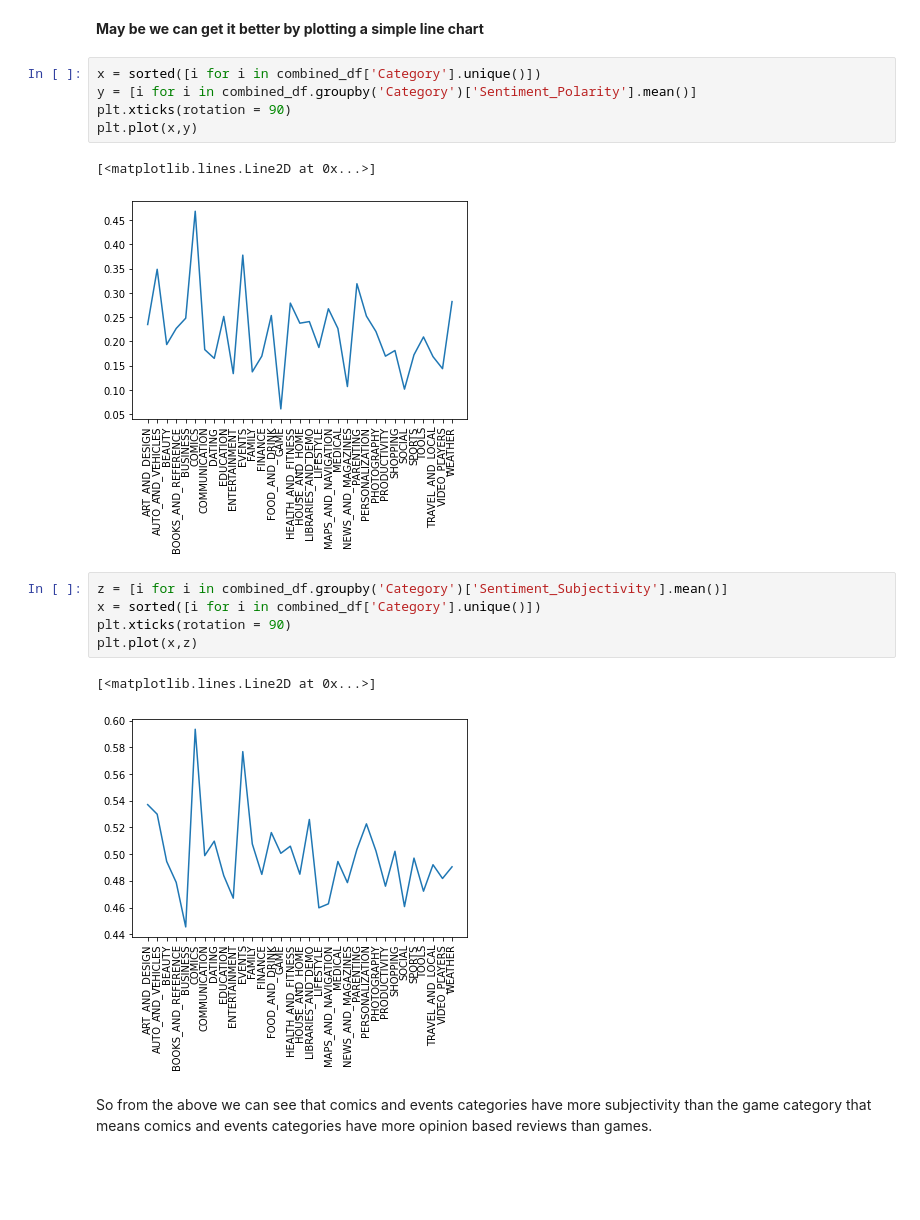
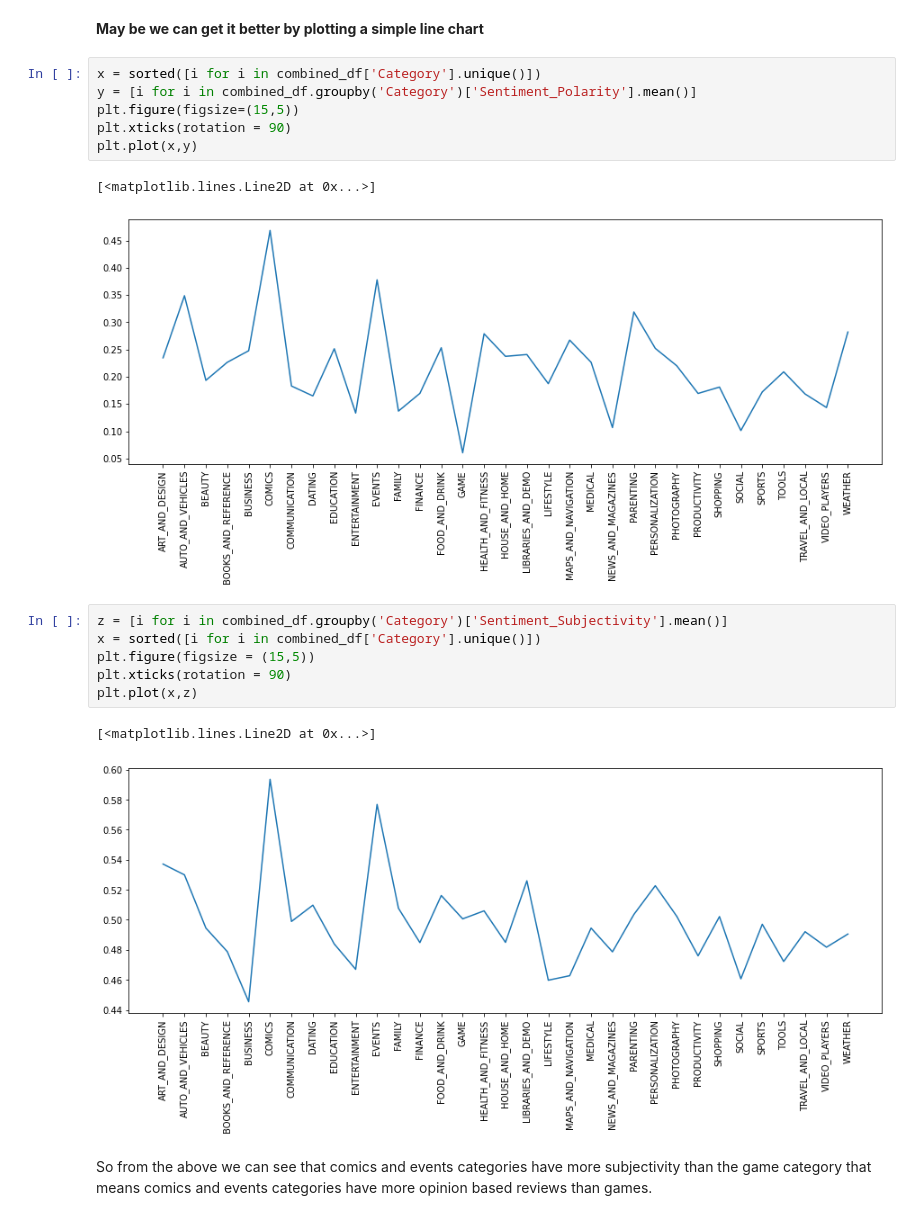
Before and after one commit to codewithsrs/app-data-analysis, a Jupyter notebook: playstore_app_review_analysis.ipynb, the cells around one changed output. Drawn from its saved outputs; the diff is of its cells as text; blank space fills up the shorter version.

```diff
--- a/playstore_app_review_analysis.ipynb
+++ b/playstore_app_review_analysis.ipynb
@@ -205,19 +206,21 @@ So we can see here highest positivity is for comics and lowest positivity is for
 # %%
 x = sorted([i for i in combined_df['Category'].unique()])
 y = [i for i in combined_df.groupby('Category')['Sentiment_Polarity'].mean()]
+plt.figure(figsize=(15,5))
 plt.xticks(rotation = 90)
 plt.plot(x,y)
 # %% [output]
 [<matplotlib.lines.Line2D at 0x...>]
-[figure, old version]
+[figure, new version]
 # %%
 z = [i for i in combined_df.groupby('Category')['Sentiment_Subjectivity'].mean()]
 x = sorted([i for i in combined_df['Category'].unique()])
+plt.figure(figsize = (15,5))
 plt.xticks(rotation = 90)
 plt.plot(x,z)
 # %% [output]
 [<matplotlib.lines.Line2D at 0x...>]
-[figure, old version]
+[figure, new version]
 # %% [markdown]
 So from the above we can see that comics and events categories have more subjectivity than the game category that means comics and events categories have more opinion based reviews than games.
 # %% [markdown]
```
Also changed, not shown: parts of 4 cells of this notebook.
